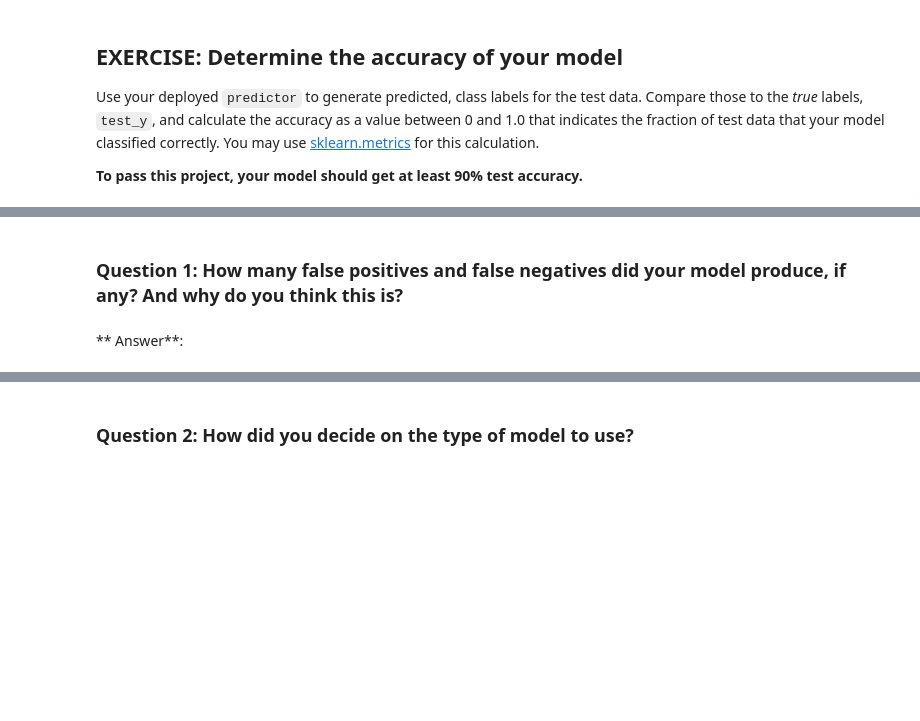
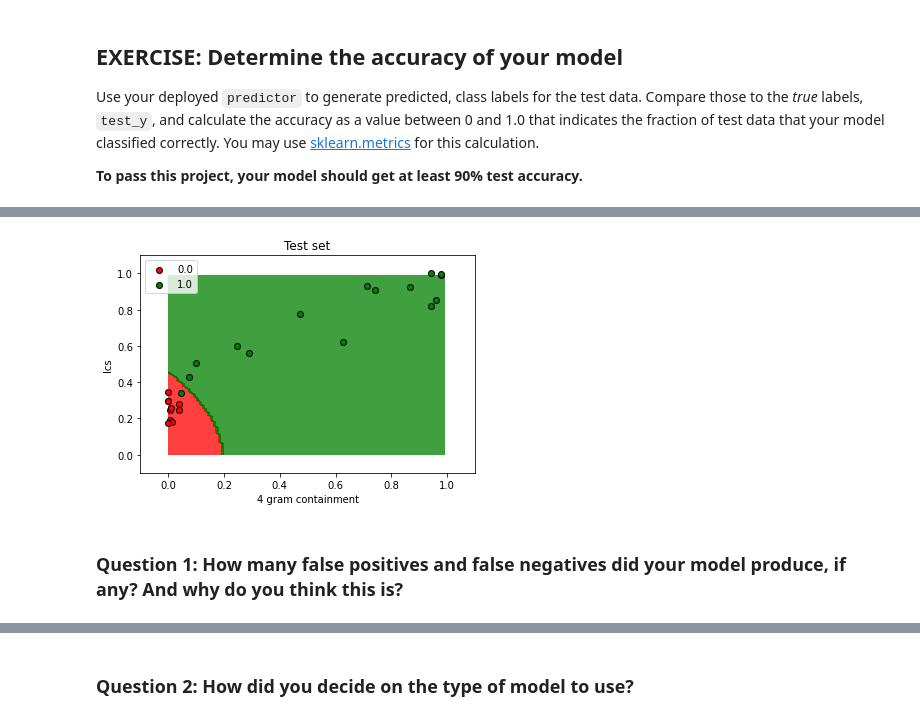
Before and after one commit to RobbyJS/Plagiarism_Detection, a Jupyter notebook: 3_Training_a_Model.ipynb, the cells around one changed output, grey strips where cells are left out. Drawn from its saved outputs; the diff is of its cells as text; code cells hidden in the pictures; blank space fills up the shorter version.

```diff
--- a/3_Training_a_Model.ipynb
+++ b/3_Training_a_Model.ipynb
@@ -313,4 +401,25 @@ print(test_y.values)
+# %%
+
+# Visualising the test set results
+X_set, y_set = test_x.values, test_y.values
+# X1, X2 = np.meshgrid(np.arange(start = X_set[:, 0].min() - 1, stop = X_set[:, 0].max() + 1, step = 0.01),
+#                      np.arange(start = X_set[:, 1].min() - 1, stop = X_set[:, 1].max() + 1, step = 0.01))
+X1, X2 = np.meshgrid(np.arange(start = 0, stop = 1, step = 0.01),
+                      np.arange(start = 0, stop = 1, step = 0.01))
+
+plt.contourf(X1, X2, predictor.predict(np.array([X1.ravel(), X2.ravel()]).T).reshape(X1.shape),
+             alpha = 0.75, cmap = ListedColormap(('red', 'green')))
+plt.xlim([-0.1, 1.1])
+plt.ylim([-0.1, 1.1])
+for i, j in enumerate(np.unique(y_set)):
+    plt.scatter(X_set[y_set == j, 0], X_set[y_set == j, 1],
+                color = ListedColormap(('red', 'green'))(i), edgecolor='k', label = j)
+plt.title('Test set')
+plt.xlabel('4 gram containment')
+plt.ylabel('lcs')
+plt.legend()
+plt.show()
+# %% [output]
+[figure, added]
 # %% [markdown]
 ### Question 1: How many false positives and false negatives did your model produce, if any? And why do you think this is?
-# %% [markdown]
-** Answer**:
```
Also changed, not shown: parts of 19 cells of this notebook.
